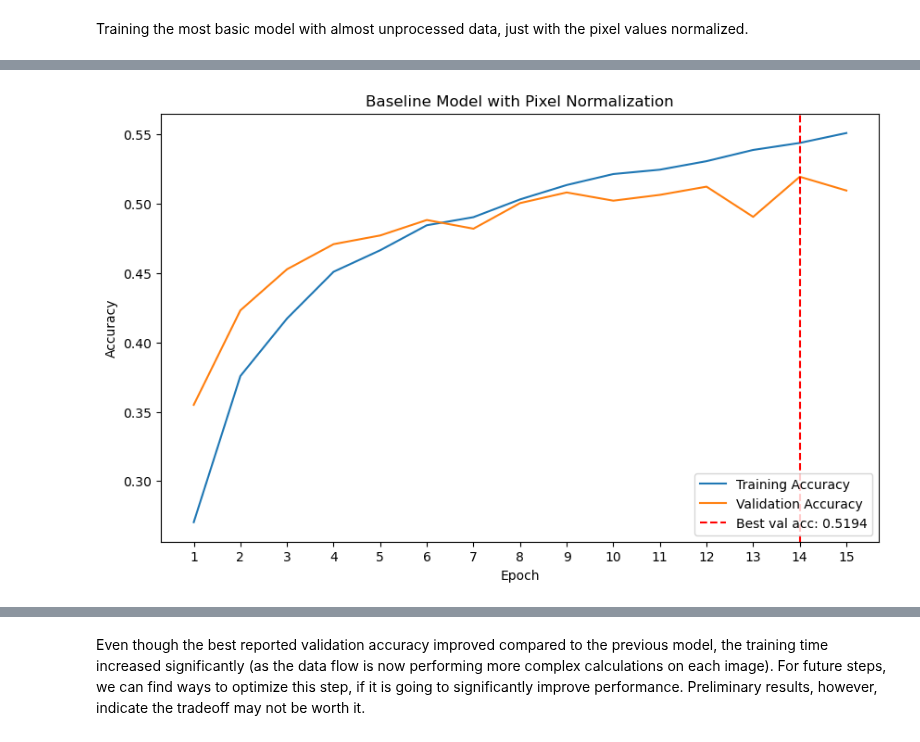
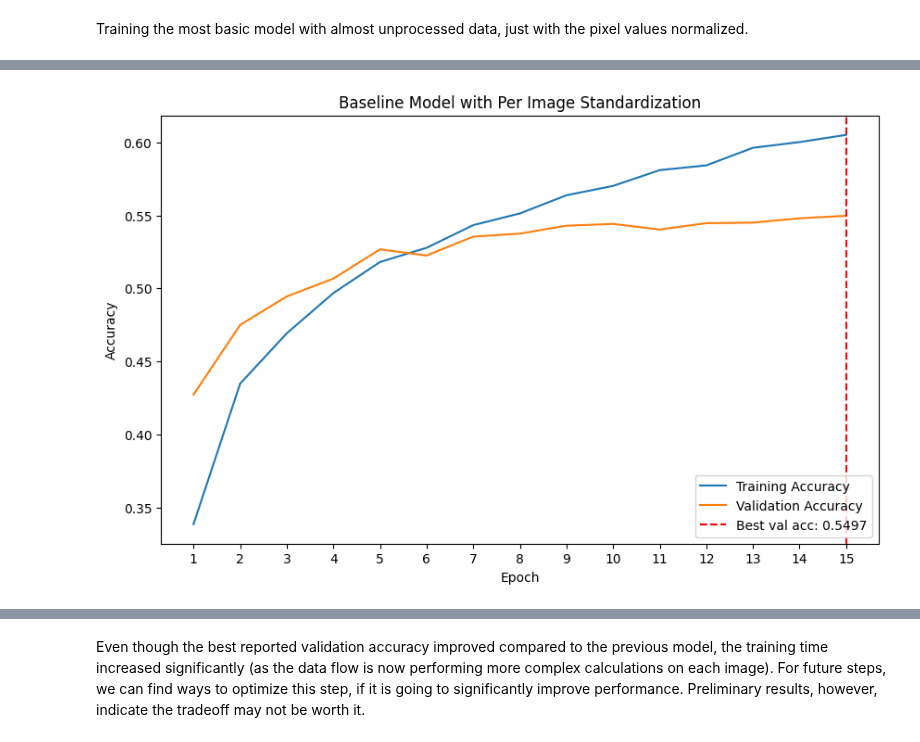
Before and after one commit to kayleeisokay/cs109b-final-project, a Jupyter notebook: MS3.ipynb, the cells around one changed output, grey strips where cells are left out. Cells and saved outputs as stored; diff of their text form; code cells hidden in the pictures.

```diff
--- a/MS3.ipynb
+++ b/MS3.ipynb
@@ -836,7 +806,7 @@ def plot_accuracy(history, plot_title="Model"):
     Helper function to plot accuracy of a model.
     """
 
-    plt.figure(figsize=(10, 6))
+    plt.figure(figsize=(12, 6))
 
     best_val_acc = np.max(history.history["val_accuracy"])
     best_epoch = np.argmax(history.history["val_accuracy"])
@@ -863,7 +833,7 @@ GPU available
 # %% [markdown]
 The baseline model will follow a very basic model architecture taken from the Lab's code. We added one regularization layer and adjust the output layer, as well as the loss function to account for the classes in our data.
 # %%
-# Very basic model
+# very basic model
 def create_baseline_model(show_summary=False):
     inputs = Input(shape=(48, 48, 1))
 
@@ -883,7 +853,7 @@ def create_baseline_model(show_summary=False):
 
     model.compile(
         optimizer=Adam(learning_rate=0.001),
-        loss="sparse_categorical_crossentropy",
+        loss="categorical_crossentropy",
         metrics=["accuracy"],
     )
     if show_summary:
@@ -894,0 +949,20 @@ Training the most basic model with almost unprocessed data, just with the pixel
+# %%
+train_std_datagen = image_dataset_from_directory(
+    train_dir,
+    image_size=target_size,
+    batch_size=batch_size,
+    label_mode="categorical",
+    color_mode="grayscale",
+)
+
+val_std_datagen = image_dataset_from_directory(
+    val_dir,
+    image_size=target_size,
+    batch_size=batch_size,
+    label_mode="categorical",
+    color_mode="grayscale",
+)
+
+train_std = train_std_datagen.filter(filter_clean_images)
+train_std = train_std_datagen.map(per_image_standardization)
+val_std = val_std_datagen.map(per_image_standardization)
@@ -895,7 +972,7 @@ Training the most basic model with almost unprocessed data, just with the pixel
 # %%
-baseline_model = create_baseline_model(show_summary=True)
+baseline_std_model = create_baseline_model()
 
-baseline_model_history = baseline_model.fit(
-    baseline_train_datagen, epochs=15, validation_data=baseline_val_datagen, verbose=1
+baseline_std_model_history = baseline_std_model.fit(
+    train_std, epochs=15, validation_data=val_std, verbose=1
 )
 # %% [output]
@@ -919,13 +996,12 @@ Epoch 15/15
 # %%
-baseline_train_datagen.reset()
-train_loss, train_acc = baseline_model.evaluate(baseline_train_datagen, verbose=0)
+train_loss, train_acc = baseline_std_model.evaluate(train_std_datagen, verbose=0)
+val_loss, val_acc = baseline_std_model.evaluate(val_std_datagen, verbose=0)
 
-baseline_val_datagen.reset()
-val_loss, val_acc = baseline_model.evaluate(baseline_val_datagen, verbose=0)
-
-print("Baseline Model with Pixel Normalization")
+print("Baseline Model with Per Image Standardization")
 print(f"Train Loss: {train_loss:.4f}, Train Accuracy: {train_acc:.4f}")
 print(f"Validation Loss: {val_loss:.4f}, Validation Accuracy: {val_acc:.4f}")
 
-plot_accuracy(baseline_model_history, "Baseline Model with Pixel Normalization")
+plot_accuracy(
+    baseline_std_model_history, "Baseline Model with Per Image Standardization"
+)
 # %% [output]
@@ -935 +1011 @@ Validation Loss: 1.2812, Validation Accuracy: 0.5095
-[figure, old version]
+[figure, new version]
```
Also changed, not shown: parts of 52 cells of this notebook, 2 other files.
